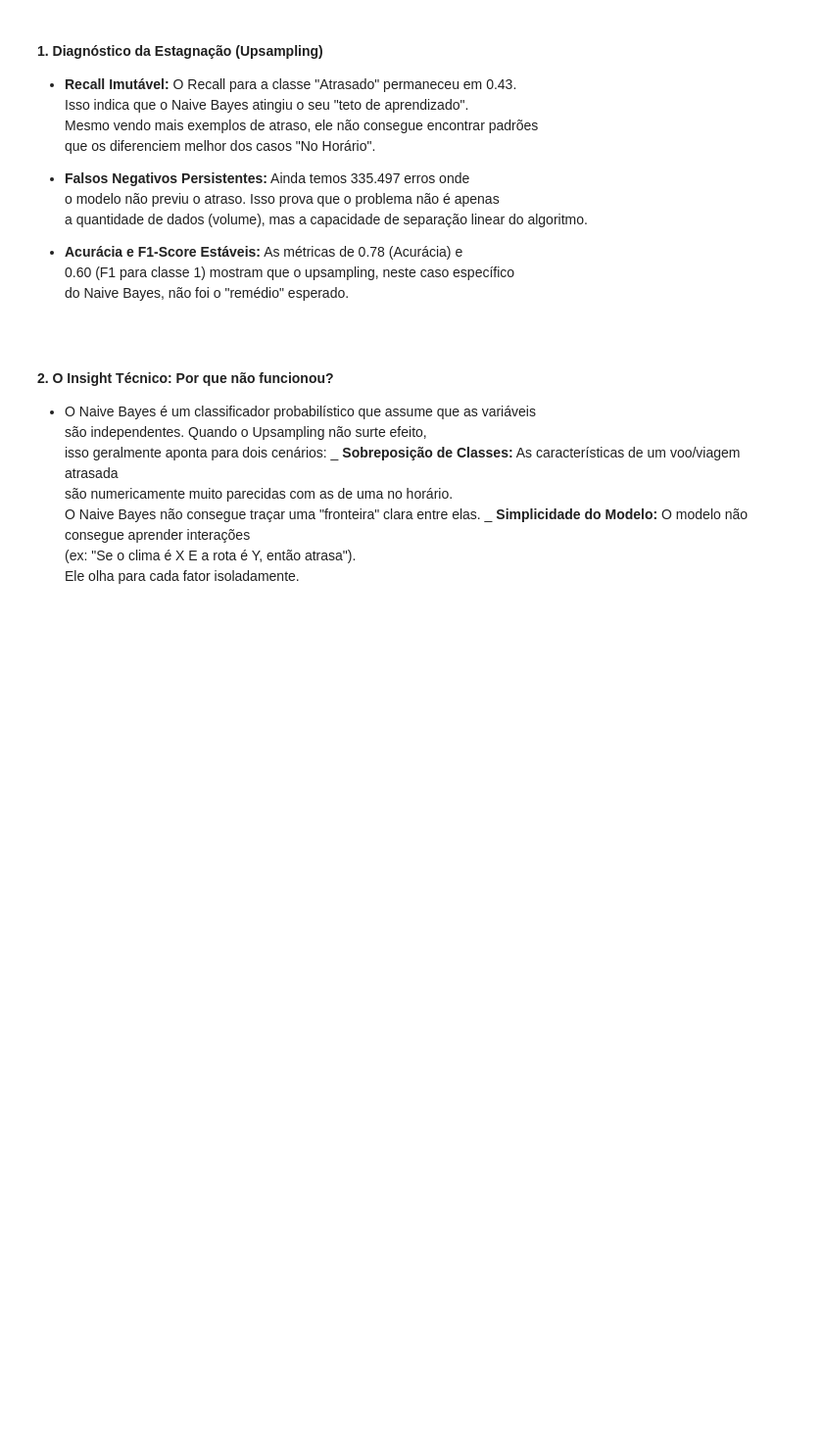
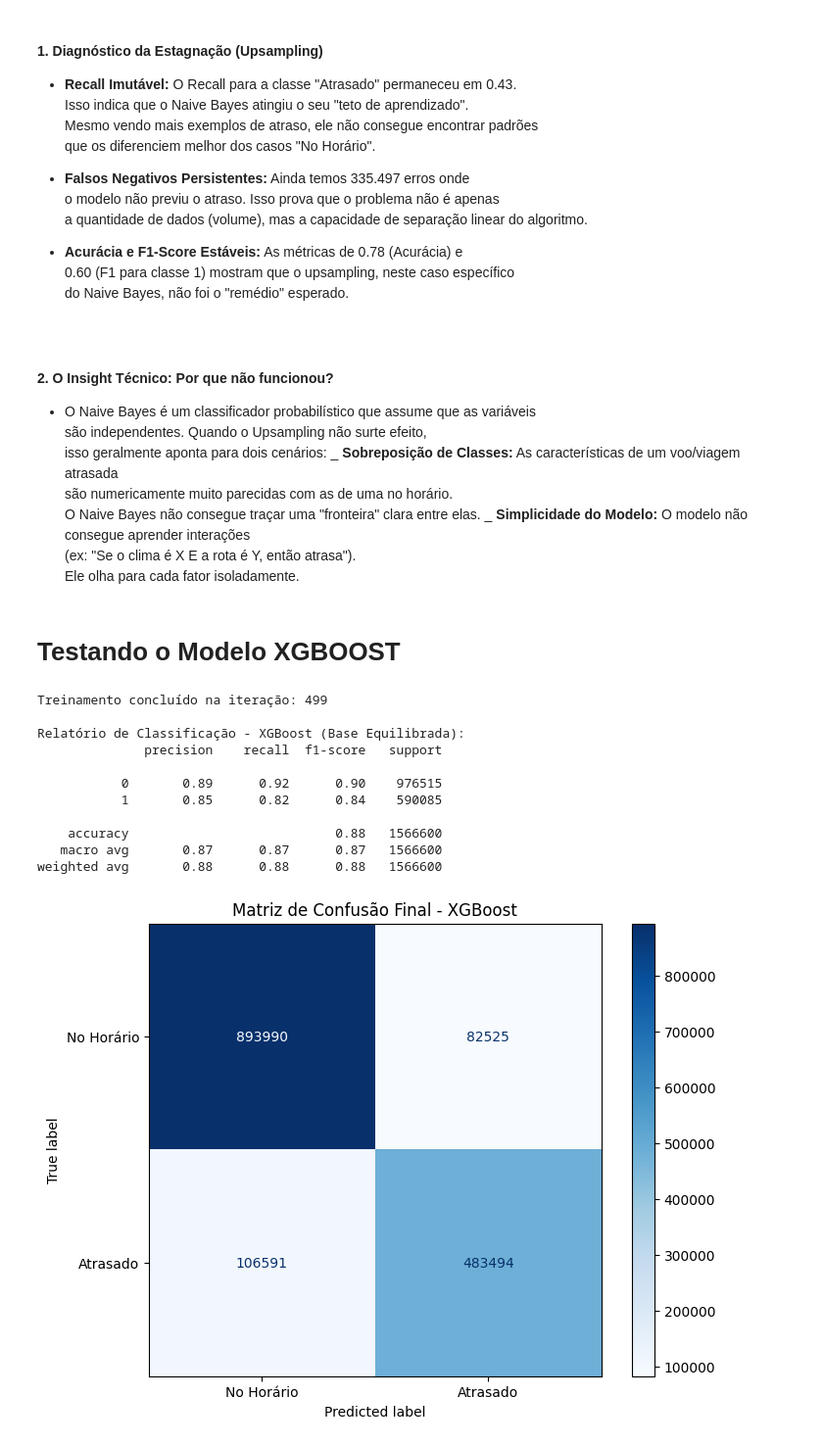
Before and after one commit to JDSdamasceno/fiap_tech_challenge_fase3, a Jupyter notebook: Models/classificacao.ipynb, the cells around one changed output. Shown at 98% size. Drawn from its saved outputs; the diff is of its cells as text; code cells hidden in the pictures; blank space fills up the shorter version.

Commit message:
:brain: feat: Criação do modelo XGBOOST e considerações finais

```diff
--- a/Models/classificacao.ipynb
+++ b/Models/classificacao.ipynb
@@ -269,3 +270,64 @@ weighted avg       0.83      0.78      0.75   1566600
   _ **Simplicidade do Modelo:** O modelo não consegue aprender interações <br>
   (ex: "Se o clima é X E a rota é Y, então atrasa"). <br>
   Ele olha para cada fator isoladamente.
+# %% [markdown]
+# Testando o Modelo XGBOOST
+# %%
+# 1. Definição do Modelo com os hiperparâmetros escolhidos
+modelo_xgb = xgb.XGBClassifier(
+    n_estimators=500,
+    learning_rate=0.01,
+    max_depth=7,
+    subsample=0.7,
+    colsample_bytree=0.8,
+    min_child_weight=5,
+    gamma=1,
+    reg_alpha=1.0,
+    reg_lambda=1.0,
+    random_state=42,
+    early_stopping_rounds=10,
+    eval_metric="logloss",
+)
+
+# 2. Treinamento
+modelo_xgb.fit(
+    X_train_processed,
+    y_train,
+    eval_set=[(X_test_processed, y_test)],
+    verbose=False,
+)
+
+# 3. Previsões usando a melhor iteração encontrada pelo early stopping
+y_pred_xgb = modelo_xgb.predict(X_test_processed)
+
+# 4. Exibição dos Resultados
+print(f"Treinamento concluído na iteração: {modelo_xgb.best_iteration}")
+print("\nRelatório de Classificação - XGBoost (Base Equilibrada):")
+print(classification_report(y_test, y_pred_xgb))
+
+# 5. Matriz de Confusão com Valores Completos
+fig, ax = plt.subplots(figsize=(8, 6))
+cm = confusion_matrix(y_test, y_pred_xgb)
+disp = ConfusionMatrixDisplay(
+    confusion_matrix=cm, display_labels=["No Horário", "Atrasado"]
+)
+
+# Plotagem com o formato de dígito inteiro 'd'
+disp.plot(cmap="Blues", values_format="d", ax=ax)
+
+plt.title("Matriz de Confusão Final - XGBoost")
+plt.grid(False)  # Garante que as linhas de grade não fiquem sobre os números
+plt.show()
+# %% [output]
+Treinamento concluído na iteração: 499
+
+Relatório de Classificação - XGBoost (Base Equilibrada):
+              precision    recall  f1-score   support
+
+           0       0.89      0.92      0.90    976515
+           1       0.85      0.82      0.84    590085
+
+    accuracy                           0.88   1566600
+   macro avg       0.87      0.87      0.87   1566600
+weighted avg       0.88      0.88      0.88   1566600
+[figure, added]
```
Also changed, not shown: parts of 4 cells of this notebook.
